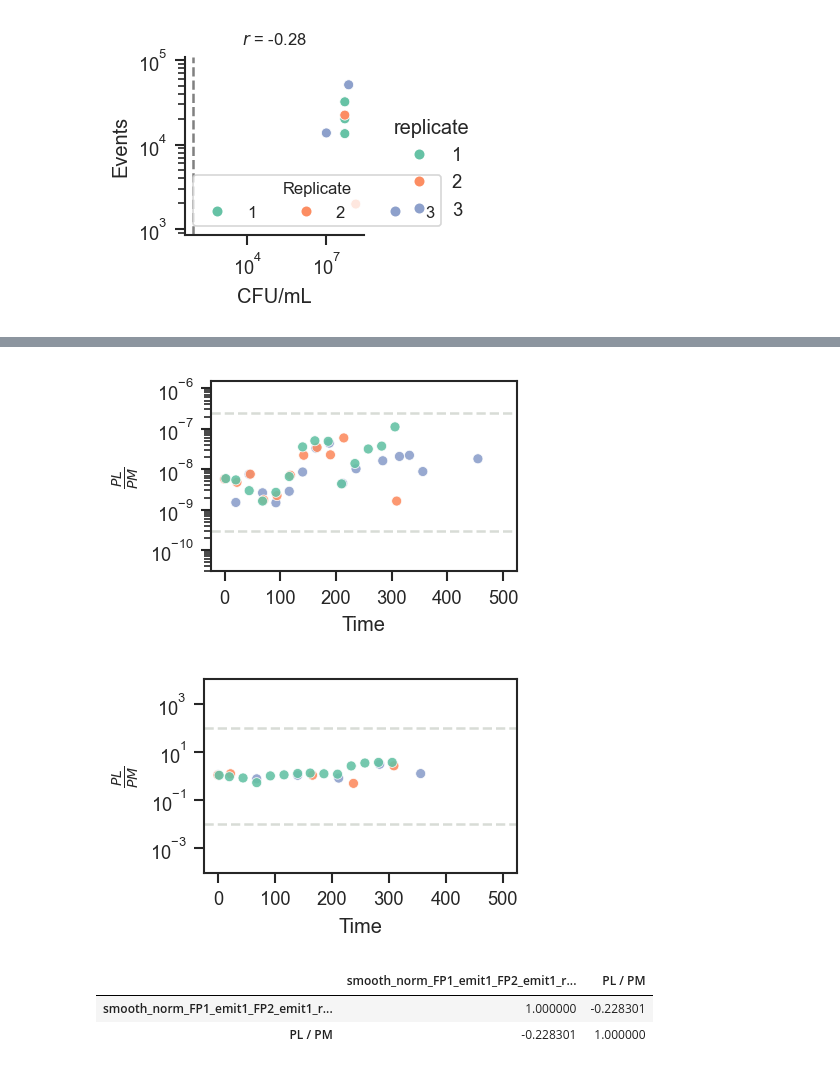
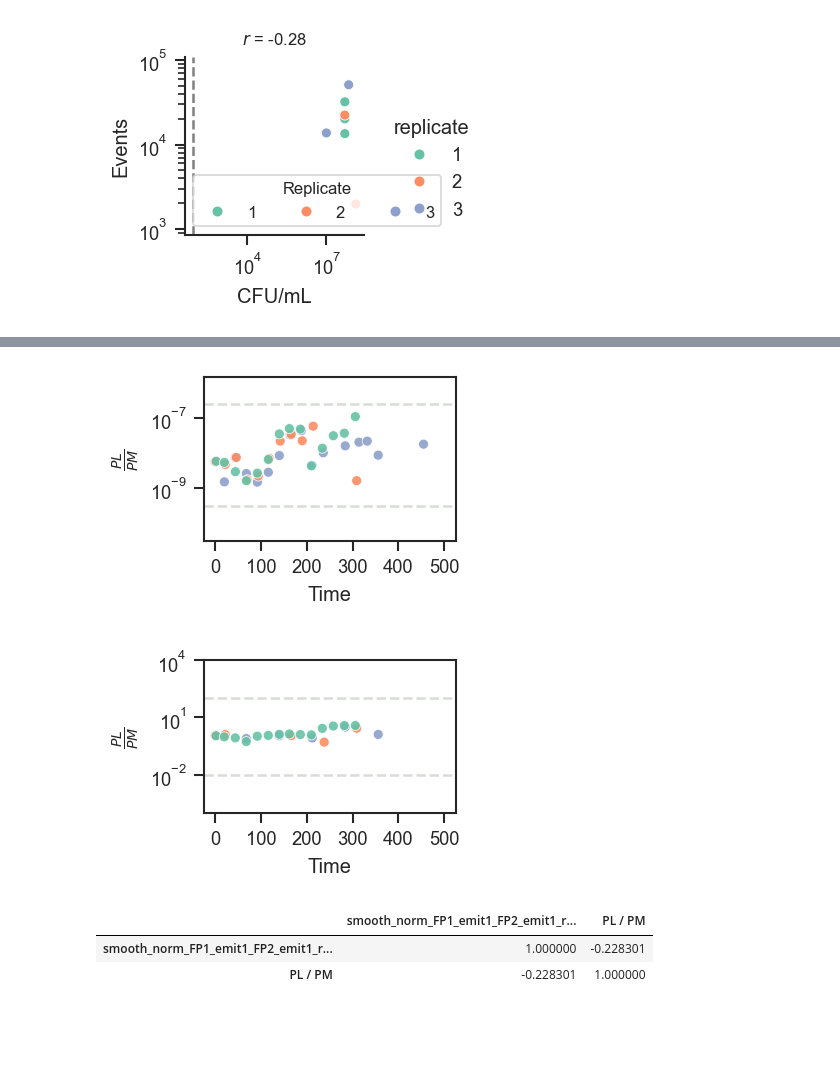
Before and after one commit to microbial-pangenomes-lab/2026_tricomm, a Jupyter notebook: notebooks/kan_tracking.ipynb, the cells around one changed output, grey strips where cells are left out. Saved outputs shown, nothing was run; the diff lists cells and outputs as text; code cells hidden in the pictures; blank space fills up the shorter version.

```diff
--- a/notebooks/kan_tracking.ipynb
+++ b/notebooks/kan_tracking.ipynb
@@ -803,7 +861,7 @@ cp = sns.relplot(data=cr[cr['plate'] == 'KAN'],
                  hue_order=hue_order,
                  # kind='line',
                  palette='Set2',
-                 height=2, aspect=1.5,
+                 height=1.8, aspect=1.45,
                  alpha=0.9,
                  legend=False
                 )
@@ -813,34 +871,34 @@ cp.set(
        ylabel=r'$\frac{PL}{PM}$',
        xlabel='Time',
        ylim=(3E-11, 1.5E-6),
        xlim=(-25, 525),
        xticks=[0, 100,
                200, 300,
                400, 500]
       )
 
 cp.map(plt.axhline, y=3E-10,
        color='xkcd:light grey',
        zorder=-1,
        linestyle='--')
 cp.map(plt.axhline, y=2.5E-7,
        color='xkcd:light grey',
        zorder=-1,
        linestyle='--')
 
 sns.despine(top=False,
             right=False)
 
 plt.savefig('kan_counting_ratio.png',
             dpi=300,
             bbox_inches='tight',
             transparent=True
            )
 plt.savefig('kan_counting_ratio.svg',
             dpi=300, bbox_inches='tight',
             transparent=True);
 # %% [output]
-[figure, old version]
+[figure, new version]
 # %%
 fr = f.groupby(['experiment', 'vial', 'replicate', 'name', 'short', 'plasmid', 'drug', 'time']).apply(
                lambda x: (x[x['strain'] == 'PL']['events'].mean() /
@@ -856,7 +914,7 @@ cp = sns.relplot(data=fr,
                  hue_order=hue_order,
                  # kind='line',
                  palette='Set2',
-                 height=2, aspect=1.5,
+                 height=1.8, aspect=1.45,
                  alpha=0.9,
                  legend=False
                 )
@@ -893,7 +951,7 @@ plt.savefig('kan_flow_ratio.svg',
             dpi=300, bbox_inches='tight',
             transparent=True);
 # %% [output]
-[figure, old version]
+[figure, new version]
 # %%
 cr = cr.set_index(['experiment', 'vial', 'replicate', 'name', 'short', 'plasmid', 'drug', 'time'])
 fr = fr.set_index(['experiment', 'vial', 'replicate', 'name', 'short', 'plasmid', 'drug', 'time'])
```
Also changed, not shown: parts of 10 cells of this notebook, 3 other files.
